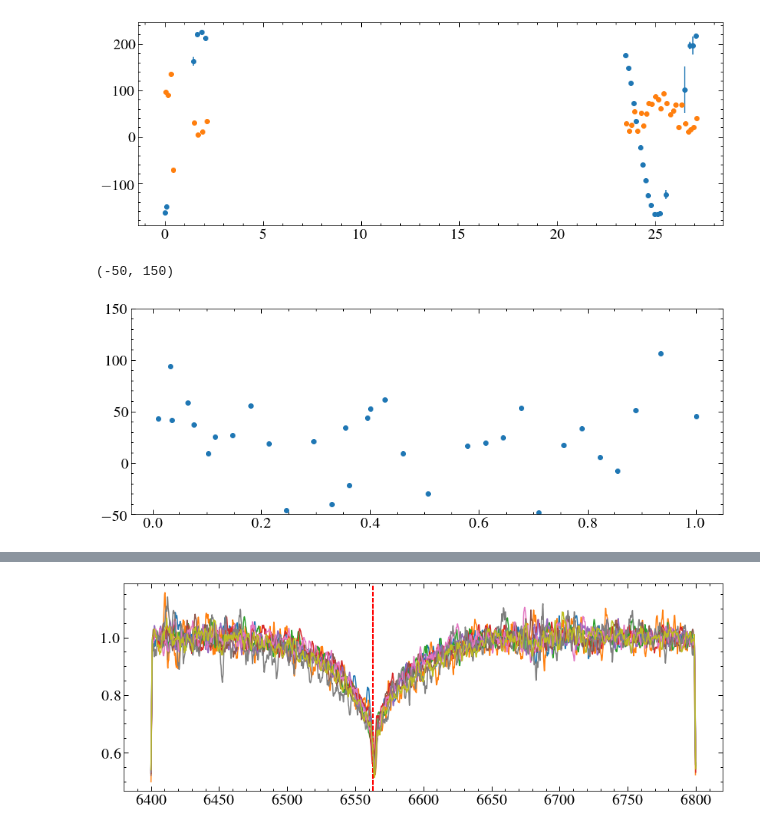
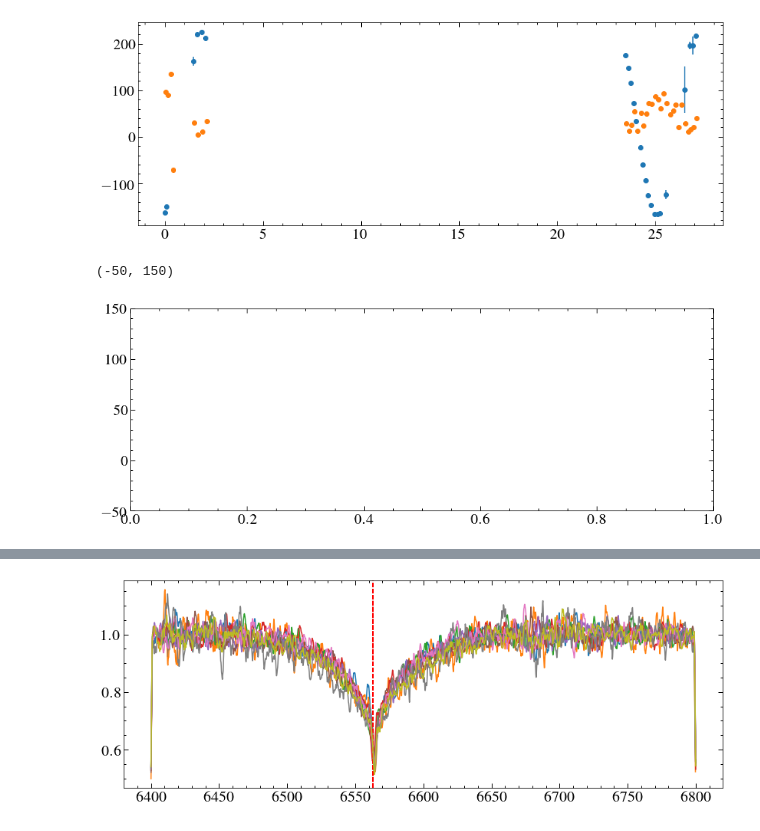
Before and after one commit to davidjwilson/wd-bd, a Jupyter notebook: dv_find.ipynb, the cells around one changed output, grey strips where cells are left out. Saved outputs shown, nothing was run; the diff lists cells and outputs as text; code cells hidden in the pictures.

```diff
--- a/dv_find.ipynb
+++ b/dv_find.ipynb
@@ -409,11 +410,11 @@ plt.errorbar(t_abs, abs_dvs, ls='none', marker='o')
 [figure]
 # %%
 abs_fold = (t_abs/period) %1
-plt.errorbar(abs_fold, dvs_avs, ls='none', marker='o')
+#plt.errorbar(abs_fold, dvs_avs, ls='none', marker='o')
 plt.ylim(-50, 150)
 # %% [output]
 (-50, 150)
-[figure, old version]
+[figure, new version]
 # %%
 fake_dv = np.random.normal(dvs, dves)
 # %%
```
Also changed, not shown: parts of 30 cells of this notebook, 2 other files.
